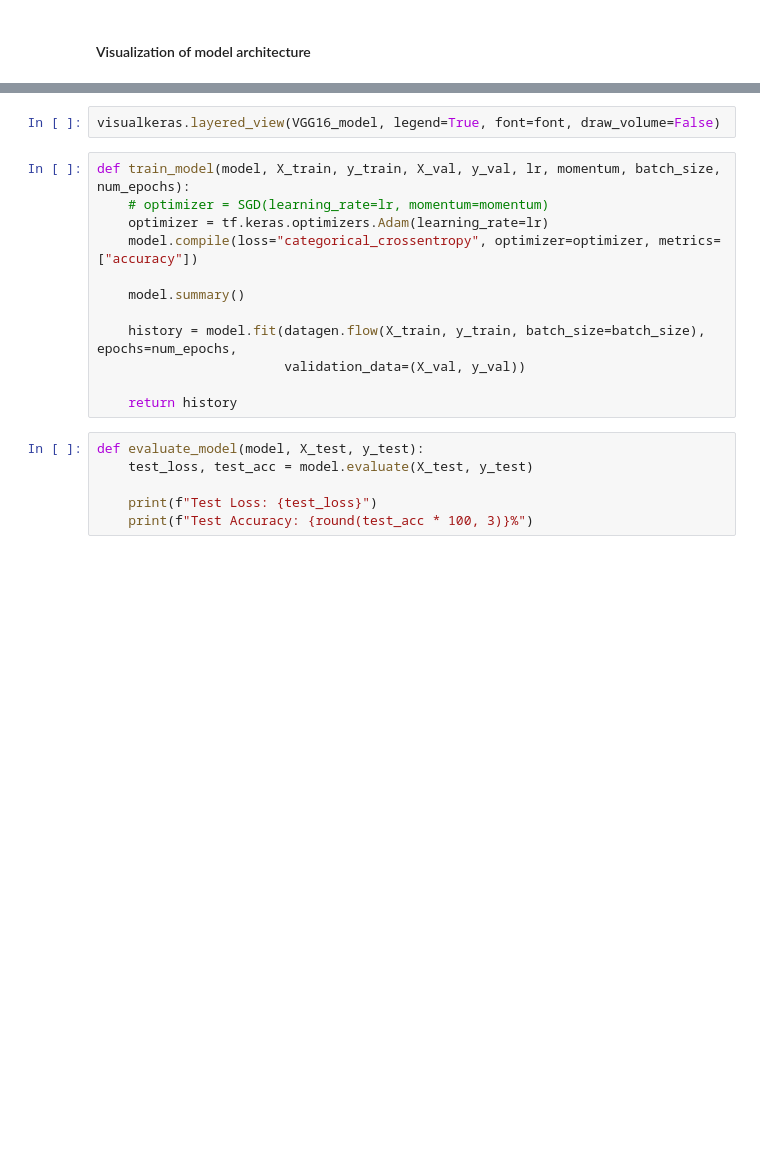
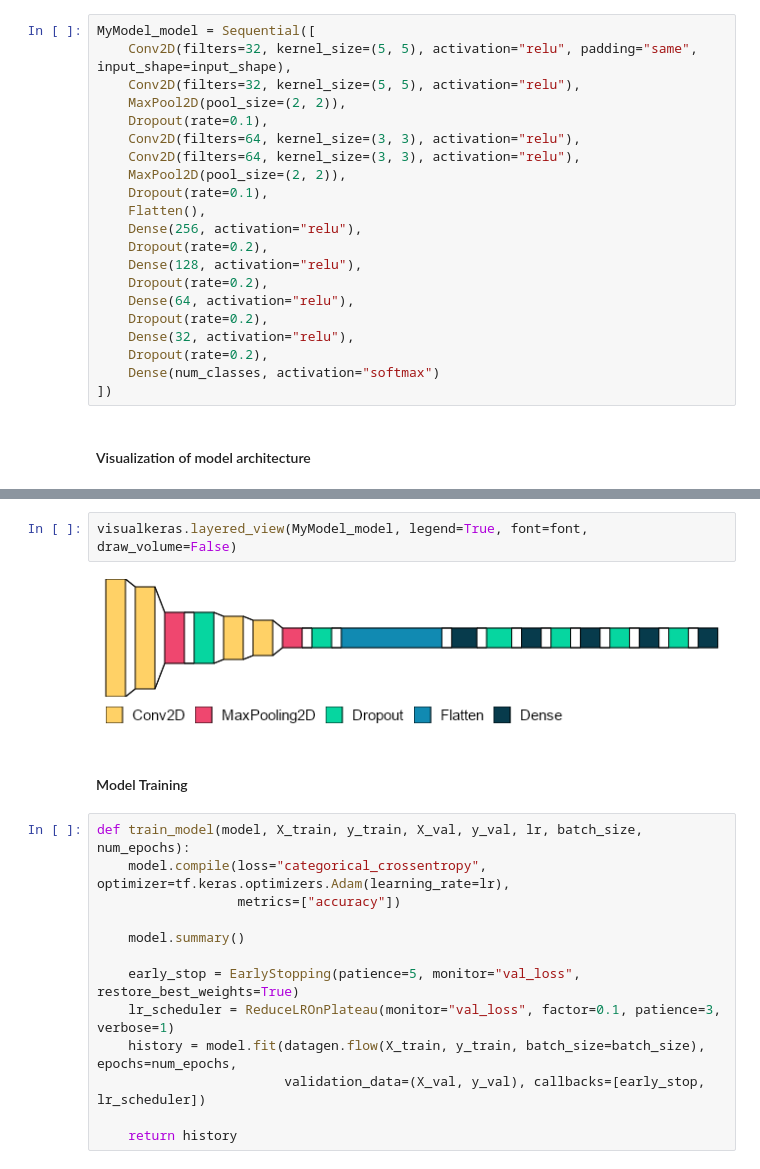
Before and after one commit to kuimetra/traffic_signs_recognition, a Jupyter notebook: main.ipynb, the cells around one changed output, grey strips where cells are left out. Cells and saved outputs as stored; diff of their text form; blank space fills up the shorter version.

Commit message:
implemented models

```diff
--- a/main.ipynb
+++ b/main.ipynb
@@ -274,3 +269,24 @@ VGG16_model = Sequential([
+# %%
+MyModel_model = Sequential([
+    Conv2D(filters=32, kernel_size=(5, 5), activation="relu", padding="same", input_shape=input_shape),
+    Conv2D(filters=32, kernel_size=(5, 5), activation="relu"),
+    MaxPool2D(pool_size=(2, 2)),
+    Dropout(rate=0.1),
+    Conv2D(filters=64, kernel_size=(3, 3), activation="relu"),
+    Conv2D(filters=64, kernel_size=(3, 3), activation="relu"),
+    MaxPool2D(pool_size=(2, 2)),
+    Dropout(rate=0.1),
+    Flatten(),
+    Dense(256, activation="relu"),
+    Dropout(rate=0.2),
+    Dense(128, activation="relu"),
+    Dropout(rate=0.2),
+    Dense(64, activation="relu"),
+    Dropout(rate=0.2),
+    Dense(32, activation="relu"),
+    Dropout(rate=0.2),
+    Dense(num_classes, activation="softmax")
+])
 # %% [markdown]
 #### Visualization of model architecture
 # %%
@@ -280,21 +300,20 @@ visualkeras.layered_view(AlexNet_model, legend=True, font=font, draw_volume=Fals
 # %%
-visualkeras.layered_view(VGG16_model, legend=True, font=font, draw_volume=False)
+visualkeras.layered_view(MyModel_model, legend=True, font=font, draw_volume=False)
+# %% [output]
+[figure, added]
+# %% [markdown]
+#### Model Training
 # %%
-def train_model(model, X_train, y_train, X_val, y_val, lr, momentum, batch_size, num_epochs):
-    # optimizer = SGD(learning_rate=lr, momentum=momentum)
-    optimizer = tf.keras.optimizers.Adam(learning_rate=lr)
-    model.compile(loss="categorical_crossentropy", optimizer=optimizer, metrics=["accuracy"])
+def train_model(model, X_train, y_train, X_val, y_val, lr, batch_size, num_epochs):
+    model.compile(loss="categorical_crossentropy", optimizer=tf.keras.optimizers.Adam(learning_rate=lr),
+                  metrics=["accuracy"])
 
     model.summary()
 
+    early_stop = EarlyStopping(patience=5, monitor="val_loss", restore_best_weights=True)
+    lr_scheduler = ReduceLROnPlateau(monitor="val_loss", factor=0.1, patience=3, verbose=1)
     history = model.fit(datagen.flow(X_train, y_train, batch_size=batch_size), epochs=num_epochs,
-                        validation_data=(X_val, y_val))
+                        validation_data=(X_val, y_val), callbacks=[early_stop, lr_scheduler])
 
     return history
-# %%
-def evaluate_model(model, X_test, y_test):
-    test_loss, test_acc = model.evaluate(X_test, y_test)
-
-    print(f"Test Loss: {test_loss}")
-    print(f"Test Accuracy: {round(test_acc * 100, 3)}%")
 # %%
```
Also changed, not shown: parts of 48 cells of this notebook, 4 other files.
